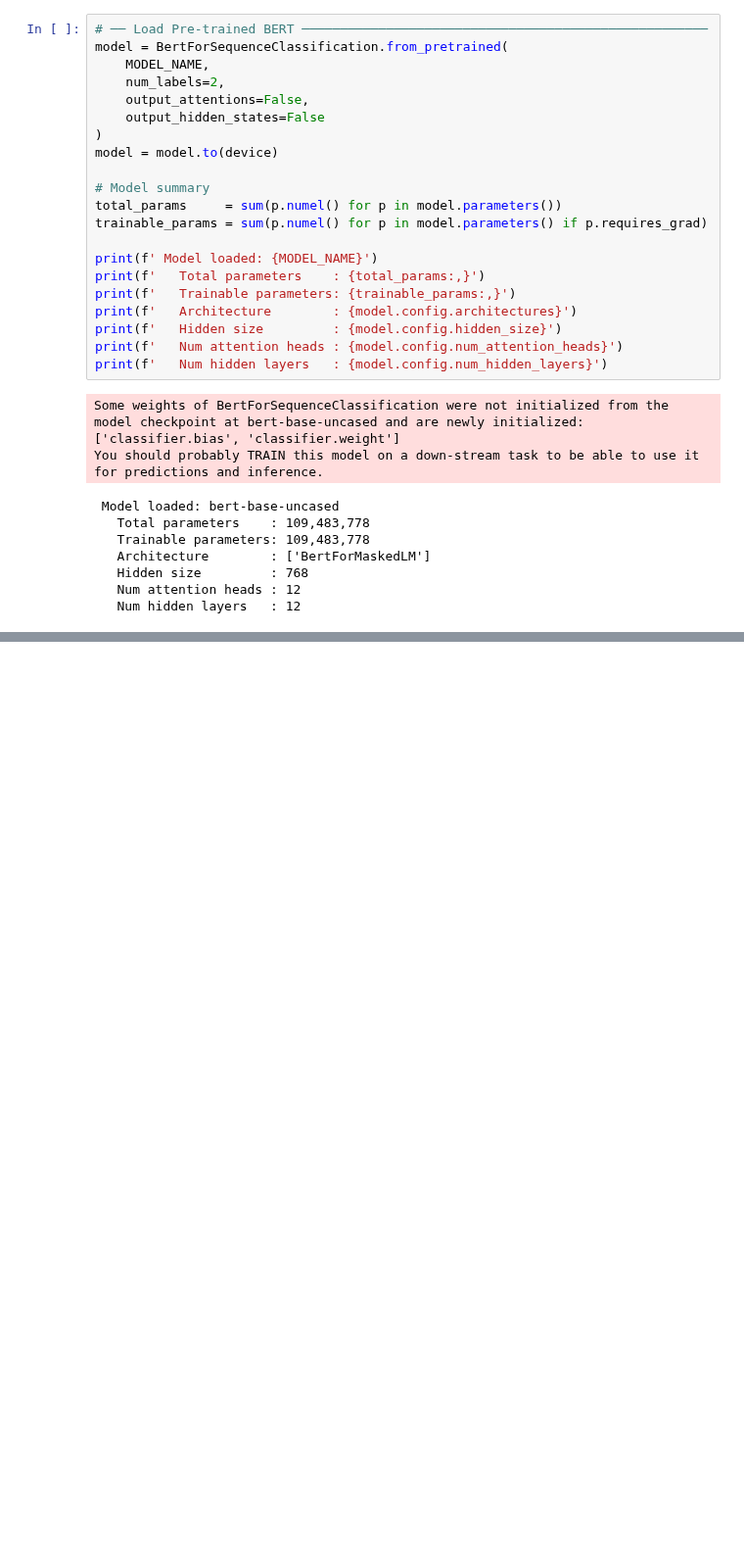
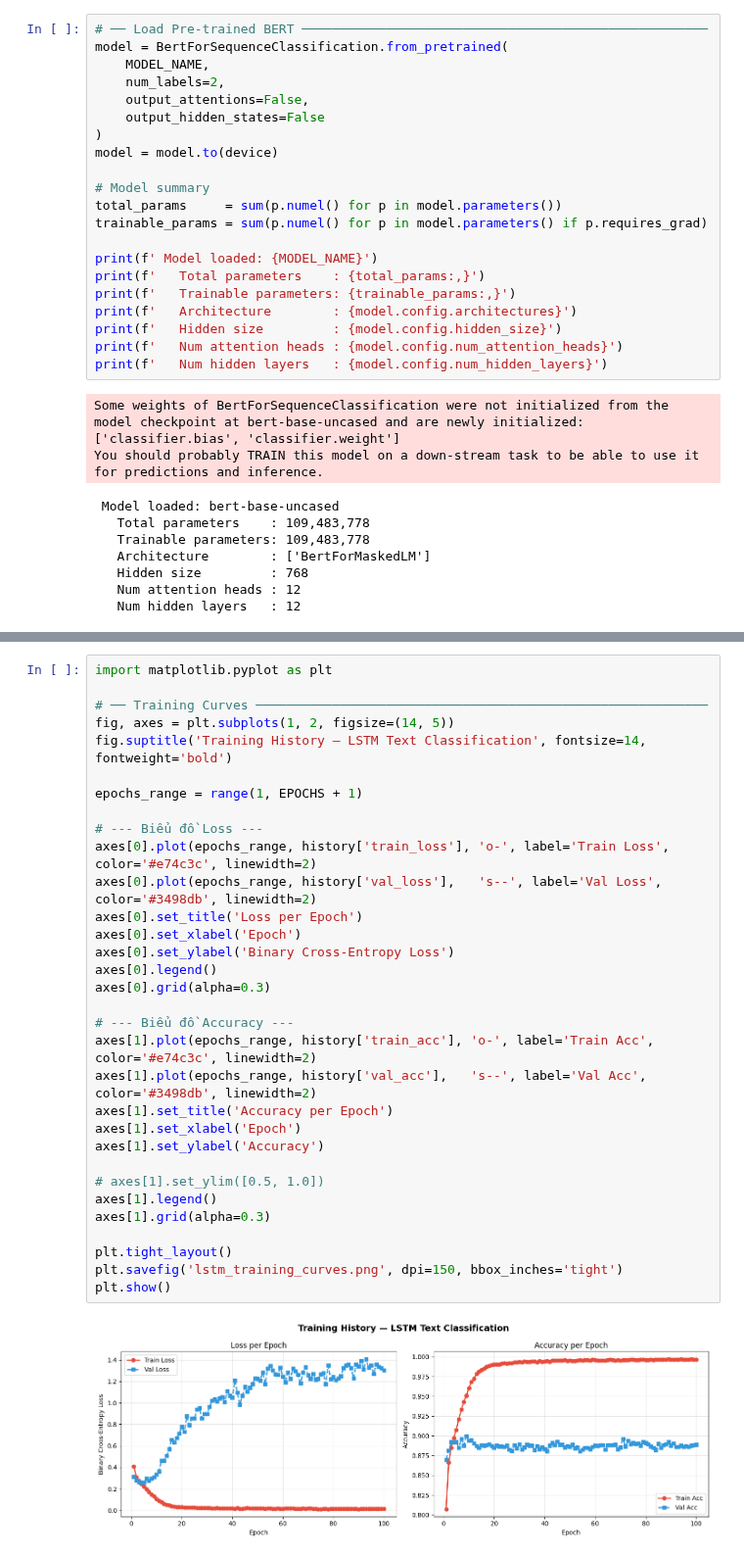
Before and after one commit to hcmut-master/dl4cv, a Jupyter notebook: assignment-1/dl4cv-a1.ipynb, the cells around one changed output, grey strips where cells are left out. Shown at 98% size. Drawn from its saved outputs; the diff is of its cells as text; blank space fills up the shorter version.

Commit message:
add compare text

```diff
--- a/assignment-1/dl4cv-a1.ipynb
+++ b/assignment-1/dl4cv-a1.ipynb
@@ -496,0 +1046,34 @@ print(f'Warmup steps : {warmup_steps:,}')
+# %%
+import matplotlib.pyplot as plt
+
+# ── Training Curves ───────────────────────────────────────────────────────────
+fig, axes = plt.subplots(1, 2, figsize=(14, 5))
+fig.suptitle('Training History — LSTM Text Classification', fontsize=14, fontweight='bold')
+
+epochs_range = range(1, EPOCHS + 1)
+
+# --- Biểu đồ Loss ---
+axes[0].plot(epochs_range, history['train_loss'], 'o-', label='Train Loss', color='#e74c3c', linewidth=2)
+axes[0].plot(epochs_range, history['val_loss'],   's--', label='Val Loss',   color='#3498db', linewidth=2)
+axes[0].set_title('Loss per Epoch')
+axes[0].set_xlabel('Epoch')
+axes[0].set_ylabel('Binary Cross-Entropy Loss')
+axes[0].legend()
+axes[0].grid(alpha=0.3)
+
+# --- Biểu đồ Accuracy ---
+axes[1].plot(epochs_range, history['train_acc'], 'o-', label='Train Acc', color='#e74c3c', linewidth=2)
+axes[1].plot(epochs_range, history['val_acc'],   's--', label='Val Acc',   color='#3498db', linewidth=2)
+axes[1].set_title('Accuracy per Epoch')
+axes[1].set_xlabel('Epoch')
+axes[1].set_ylabel('Accuracy')
+
+# axes[1].set_ylim([0.5, 1.0])
+axes[1].legend()
+axes[1].grid(alpha=0.3)
+
+plt.tight_layout()
+plt.savefig('lstm_training_curves.png', dpi=150, bbox_inches='tight')
+plt.show()
+# %% [output]
+[figure, added]
```
Also changed, not shown: parts of 43 cells of this notebook.
